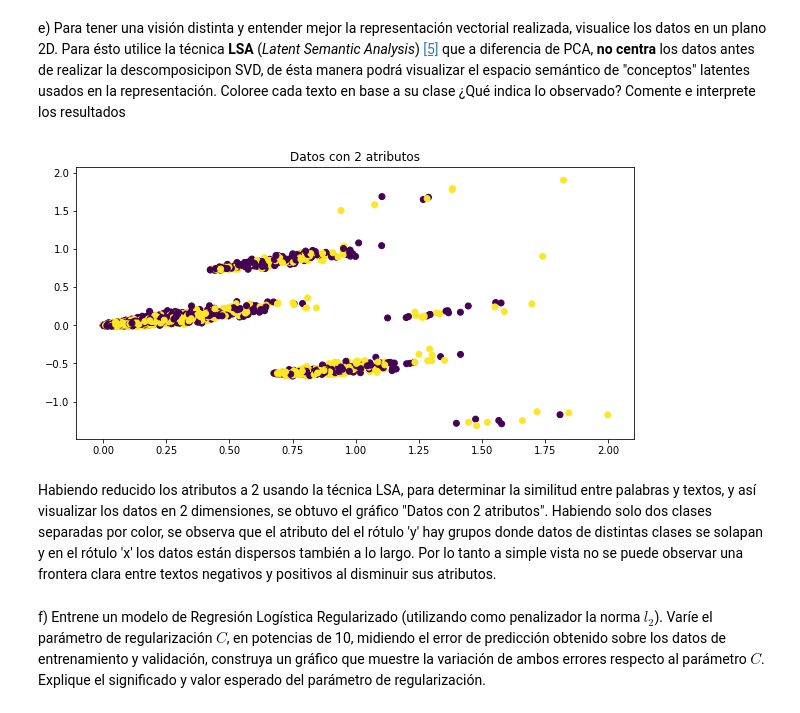
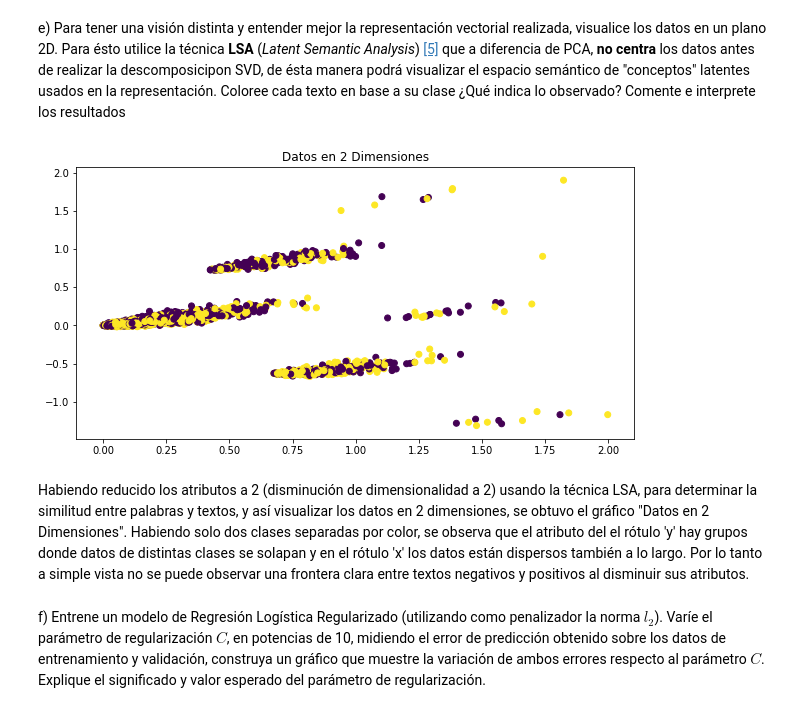
Before and after one commit to GVergaraD/Tarea2-INF393-II-2019, a Jupyter notebook: Tarea2-Sanchez-Vergara.ipynb, the cells around one changed output. Drawn from its saved outputs; the diff is of its cells as text; code cells hidden in the pictures.

```diff
--- a/Tarea2-Sanchez-Vergara.ipynb
+++ b/Tarea2-Sanchez-Vergara.ipynb
@@ -198,17 +202,17 @@ e) Para tener una visión distinta y entender mejor la representación vectorial
 # %%
 from sklearn.decomposition import TruncatedSVD
 import matplotlib.pyplot as plt
 model = TruncatedSVD(n_components=2)
 model.fit(features_train)
 x_plot = model.transform(features_train)
 plt.figure(figsize=(10,5))
 plt.scatter(x_plot[:,0], x_plot[:,1], c=labels_train)
-plt.title("Datos con 2 atributos")
+plt.title("Datos en 2 Dimensiones")
 plt.show()
 # %% [output]
-[figure, old version]
+[figure, new version]
 # %% [markdown]
-Habiendo reducido los atributos a 2 usando la técnica LSA, para determinar la similitud entre palabras y textos, y así visualizar los datos en 2 dimensiones, se obtuvo el gráfico "Datos con 2 atributos". Habiendo solo dos clases separadas por color, se observa que el atributo del el rótulo 'y' hay grupos donde datos de distintas clases se solapan y en el rótulo 'x' los datos están dispersos también a lo largo. Por lo tanto a simple vista no se puede observar una frontera clara entre textos negativos y positivos al disminuir sus atributos.
+Habiendo reducido los atributos a 2 (disminución de dimensionalidad a 2) usando la técnica LSA, para determinar la similitud entre palabras y textos, y así visualizar los datos en 2 dimensiones, se obtuvo el gráfico "Datos en 2 Dimensiones". Habiendo solo dos clases separadas por color, se observa que el atributo del el rótulo 'y' hay grupos donde datos de distintas clases se solapan y en el rótulo 'x' los datos están dispersos también a lo largo. Por lo tanto a simple vista no se puede observar una frontera clara entre textos negativos y positivos al disminuir sus atributos.
 # %% [markdown]
 f) Entrene un modelo de Regresión Logística Regularizado (utilizando como penalizador la norma $l_2$). Varíe el parámetro de regularización $C$, en potencias de 10, midiendo el error de predicción obtenido sobre los datos de entrenamiento y validación, construya un gráfico que muestre la variación de ambos errores respecto al parámetro $C$. Explique el significado y valor esperado del parámetro de regularización.
 # %%
```
Also changed, not shown: parts of 11 cells of this notebook.
